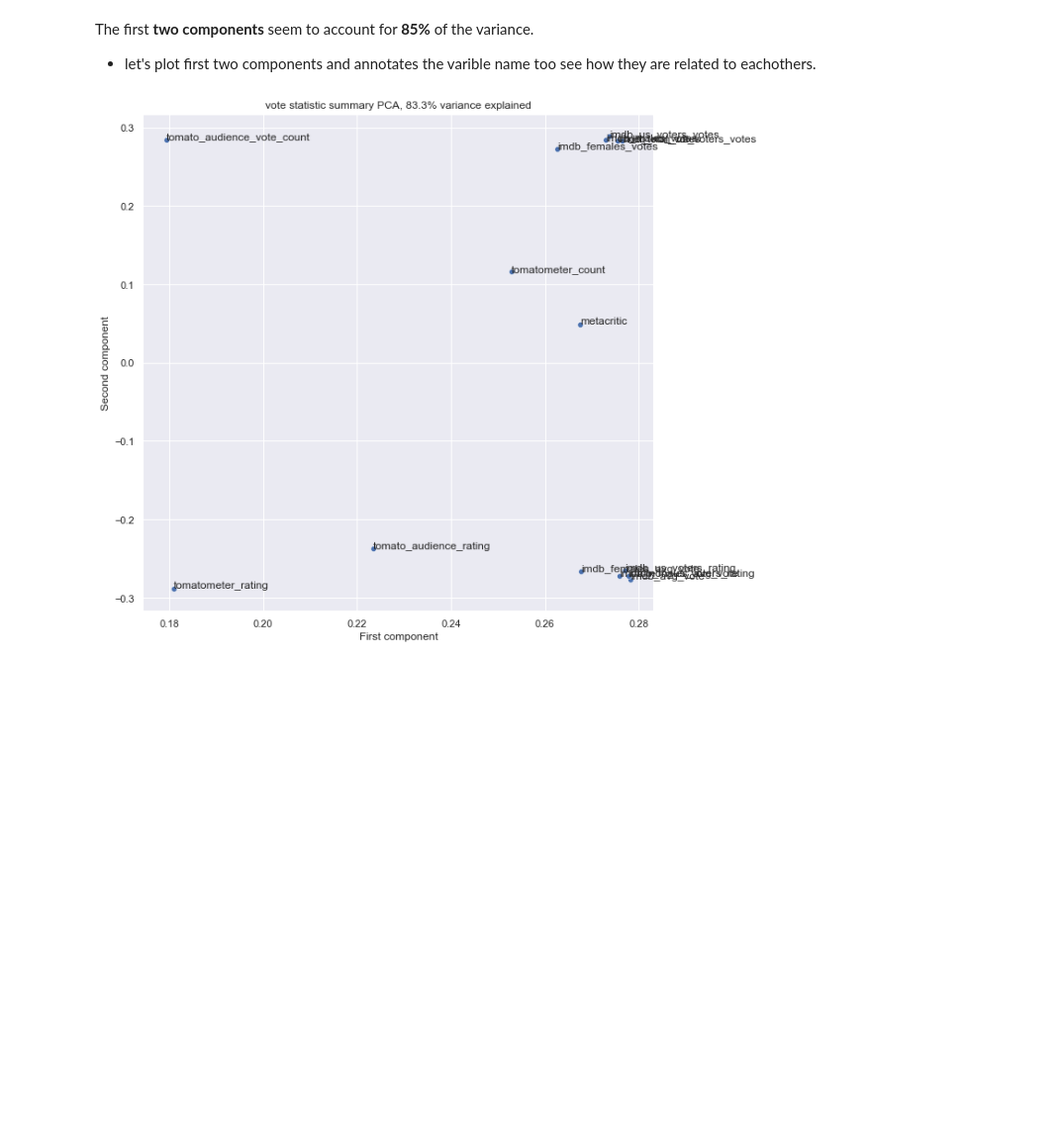
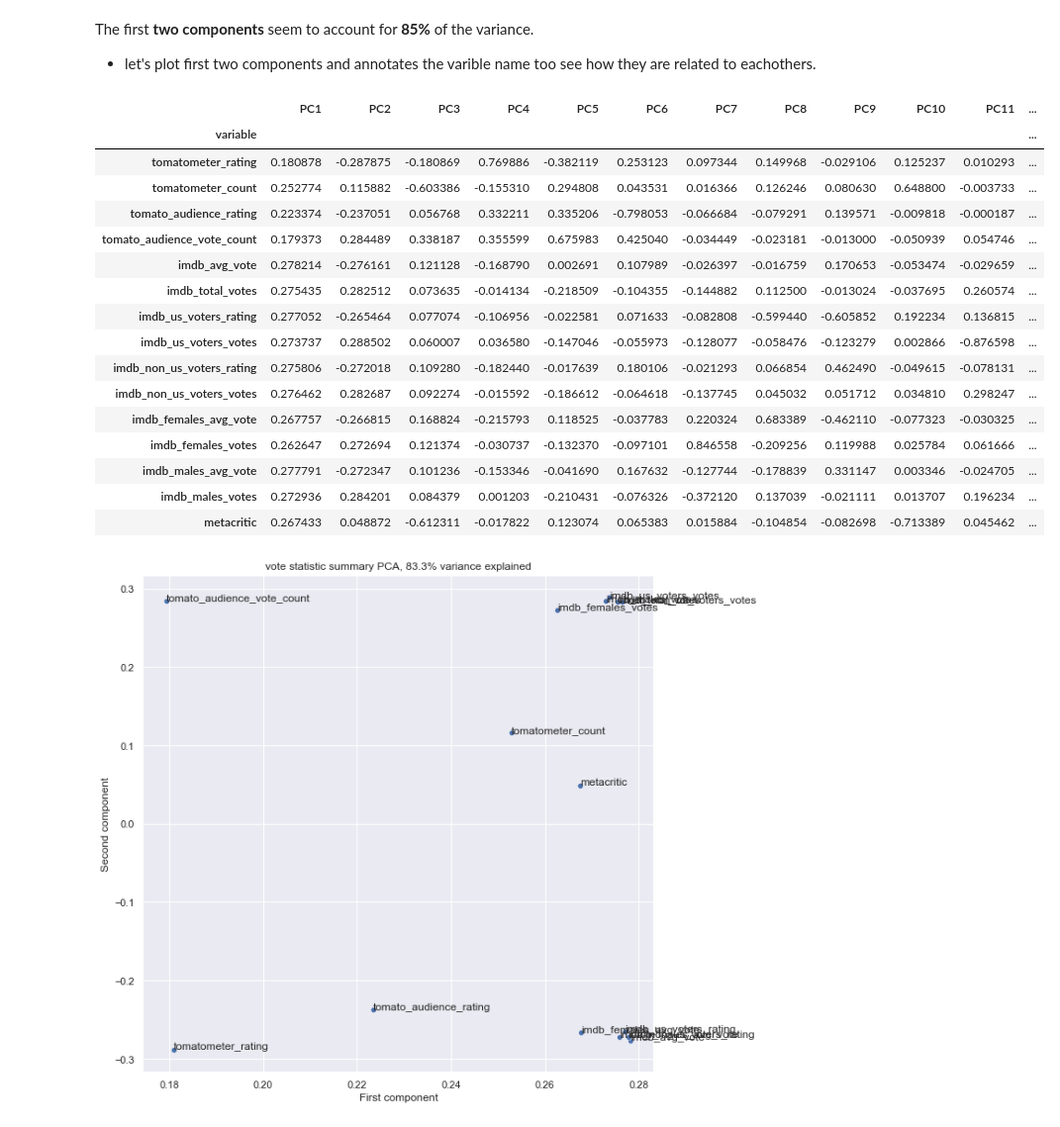
Before and after one commit to AminKafka/Movie-Boxoffice-Prediction-With-Critics-Votes, a Jupyter notebook: notebooks/EDA.ipynb, the cells around one changed output. Shown at 99% size. Cells and saved outputs as stored; diff of their text form; code cells hidden in the pictures; blank space fills up the shorter version.

```diff
--- a/notebooks/EDA.ipynb
+++ b/notebooks/EDA.ipynb
@@ -280,4 +304,30 @@ plt.title('Cumulative variance ratio explained by PCA componenets for vote stati
 The first __two components__ seem to account for __85%__ of the variance.
 
 - let's plot first two components and annotates the varible name too see how they are related to eachothers.
+# %%
+loadings = movie_PCA.components_
+num_pc = movie_PCA.n_features_
+pc_list = ["PC"+str(i) for i in list(range(1, num_pc+1))]
+loadings_df = pd.DataFrame.from_dict(dict(zip(pc_list, loadings)))
+loadings_df['variable'] = movie1.columns.values
+loadings_df = loadings_df.set_index('variable')
+loadings_df
+# %% [output]
+|  | PC1 | PC2 | PC3 | PC4 | PC5 | PC6 | PC7 | PC8 | PC9 | PC10 | PC11 | ... |
+| variable |  |  |  |  |  |  |  |  |  |  |  | ... |
+| tomatometer_rating | 0.180878 | -0.287875 | -0.180869 | 0.769886 | -0.382119 | 0.253123 | 0.097344 | 0.149968 | -0.029106 | 0.125237 | 0.010293 | ... |
+| tomatometer_count | 0.252774 | 0.115882 | -0.603386 | -0.155310 | 0.294808 | 0.043531 | 0.016366 | 0.126246 | 0.080630 | 0.648800 | -0.003733 | ... |
+| tomato_audience_rating | 0.223374 | -0.237051 | 0.056768 | 0.332211 | 0.335206 | -0.798053 | -0.066684 | -0.079291 | 0.139571 | -0.009818 | -0.000187 | ... |
+| tomato_audience_vote_count | 0.179373 | 0.284489 | 0.338187 | 0.355599 | 0.675983 | 0.425040 | -0.034449 | -0.023181 | -0.013000 | -0.050939 | 0.054746 | ... |
+| imdb_avg_vote | 0.278214 | -0.276161 | 0.121128 | -0.168790 | 0.002691 | 0.107989 | -0.026397 | -0.016759 | 0.170653 | -0.053474 | -0.029659 | ... |
+| imdb_total_votes | 0.275435 | 0.282512 | 0.073635 | -0.014134 | -0.218509 | -0.104355 | -0.144882 | 0.112500 | -0.013024 | -0.037695 | 0.260574 | ... |
+| imdb_us_voters_rating | 0.277052 | -0.265464 | 0.077074 | -0.106956 | -0.022581 | 0.071633 | -0.082808 | -0.599440 | -0.605852 | 0.192234 | 0.136815 | ... |
+| imdb_us_voters_votes | 0.273737 | 0.288502 | 0.060007 | 0.036580 | -0.147046 | -0.055973 | -0.128077 | -0.058476 | -0.123279 | 0.002866 | -0.876598 | ... |
+| imdb_non_us_voters_rating | 0.275806 | -0.272018 | 0.109280 | -0.182440 | -0.017639 | 0.180106 | -0.021293 | 0.066854 | 0.462490 | -0.049615 | -0.078131 | ... |
+| imdb_non_us_voters_votes | 0.276462 | 0.282687 | 0.092274 | -0.015592 | -0.186612 | -0.064618 | -0.137745 | 0.045032 | 0.051712 | 0.034810 | 0.298247 | ... |
+| imdb_females_avg_vote | 0.267757 | -0.266815 | 0.168824 | -0.215793 | 0.118525 | -0.037783 | 0.220324 | 0.683389 | -0.462110 | -0.077323 | -0.030325 | ... |
+| imdb_females_votes | 0.262647 | 0.272694 | 0.121374 | -0.030737 | -0.132370 | -0.097101 | 0.846558 | -0.209256 | 0.119988 | 0.025784 | 0.061666 | ... |
+| imdb_males_avg_vote | 0.277791 | -0.272347 | 0.101236 | -0.153346 | -0.041690 | 0.167632 | -0.127744 | -0.178839 | 0.331147 | 0.003346 | -0.024705 | ... |
+| imdb_males_votes | 0.272936 | 0.284201 | 0.084379 | 0.001203 | -0.210431 | -0.076326 | -0.372120 | 0.137039 | -0.021111 | 0.013707 | 0.196234 | ... |
+| metacritic | 0.267433 | 0.048872 | -0.612311 | -0.017822 | 0.123074 | 0.065383 | 0.015884 | -0.104854 | -0.082698 | -0.713389 | 0.045462 | ... |
 # %%
```
Also changed, not shown: parts of 7 cells of this notebook.
